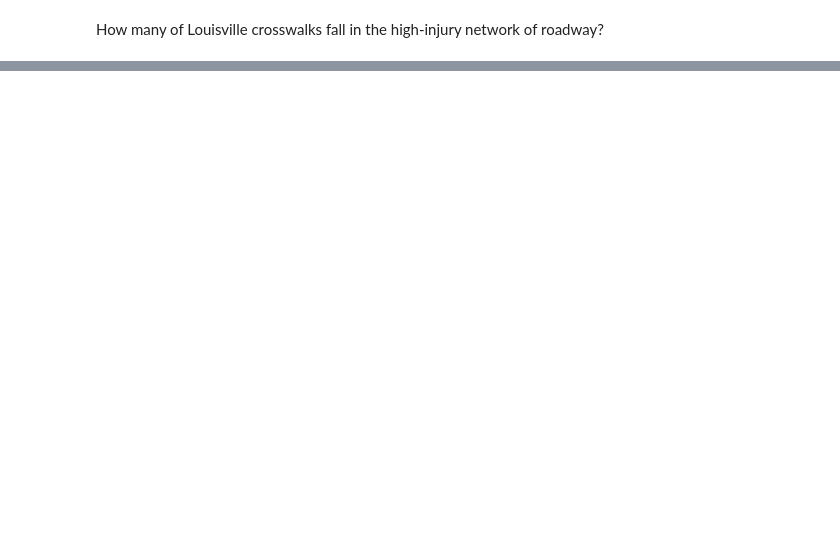
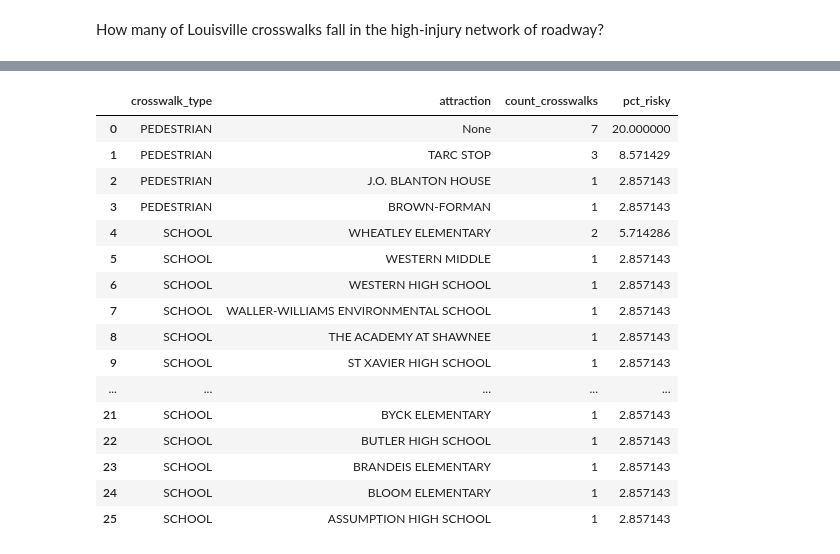
Before and after one commit to JishGorft/Roadway_Risk, a Jupyter notebook: Louisville_Roadway_Risk_Analysis.ipynb, the cells around one changed output, grey strips where cells are left out. Cells and saved outputs as stored; diff of their text form; code cells hidden in the pictures; blank space fills up the shorter version.

```diff
--- a/Louisville_Roadway_Risk_Analysis.ipynb
+++ b/Louisville_Roadway_Risk_Analysis.ipynb
@@ -274,0 +320,30 @@ LEFT JOIN hi_injury h ON c.RWCOMPKEY = h.RWCOMPKEY;
+# %%
+pd.read_sql("""
+SELECT
+    c.CROSSTYPE AS crosswalk_type,
+    c.ATTRACT AS attraction,
+    (SELECT COUNT(h.OBJECTID)) count_crosswalks,
+    CAST(COUNT(h.RWCOMPKEY) AS float) / 35 * 100 AS pct_risky
+FROM crosswalks c
+INNER JOIN hi_injury h ON c.RWCOMPKEY = h.RWCOMPKEY
+GROUP BY c.CROSSTYPE, c.ATTRACT
+ORDER BY c.CROSSTYPE, COUNT(h.OBJECTID) DESC
+""", connection)
+# %% [output]
+|  | crosswalk_type | attraction | count_crosswalks | pct_risky |
+| 0 | PEDESTRIAN | None | 7 | 20.000000 |
+| 1 | PEDESTRIAN | TARC STOP | 3 | 8.571429 |
+| 2 | PEDESTRIAN | J.O. BLANTON HOUSE | 1 | 2.857143 |
+| 3 | PEDESTRIAN | BROWN-FORMAN | 1 | 2.857143 |
+| 4 | SCHOOL | WHEATLEY ELEMENTARY | 2 | 5.714286 |
+| 5 | SCHOOL | WESTERN MIDDLE | 1 | 2.857143 |
+| 6 | SCHOOL | WESTERN HIGH SCHOOL | 1 | 2.857143 |
+| 7 | SCHOOL | WALLER-WILLIAMS ENVIRONMENTAL SCHOOL | 1 | 2.857143 |
+| 8 | SCHOOL | THE ACADEMY AT SHAWNEE | 1 | 2.857143 |
+| 9 | SCHOOL | ST XAVIER HIGH SCHOOL | 1 | 2.857143 |
+| ... | ... | ... | ... | ... |
+| 21 | SCHOOL | BYCK ELEMENTARY | 1 | 2.857143 |
+| 22 | SCHOOL | BUTLER HIGH SCHOOL | 1 | 2.857143 |
+| 23 | SCHOOL | BRANDEIS ELEMENTARY | 1 | 2.857143 |
+| 24 | SCHOOL | BLOOM ELEMENTARY | 1 | 2.857143 |
+| 25 | SCHOOL | ASSUMPTION HIGH SCHOOL | 1 | 2.857143 |
```
Also changed, not shown: parts of 10 cells of this notebook.
